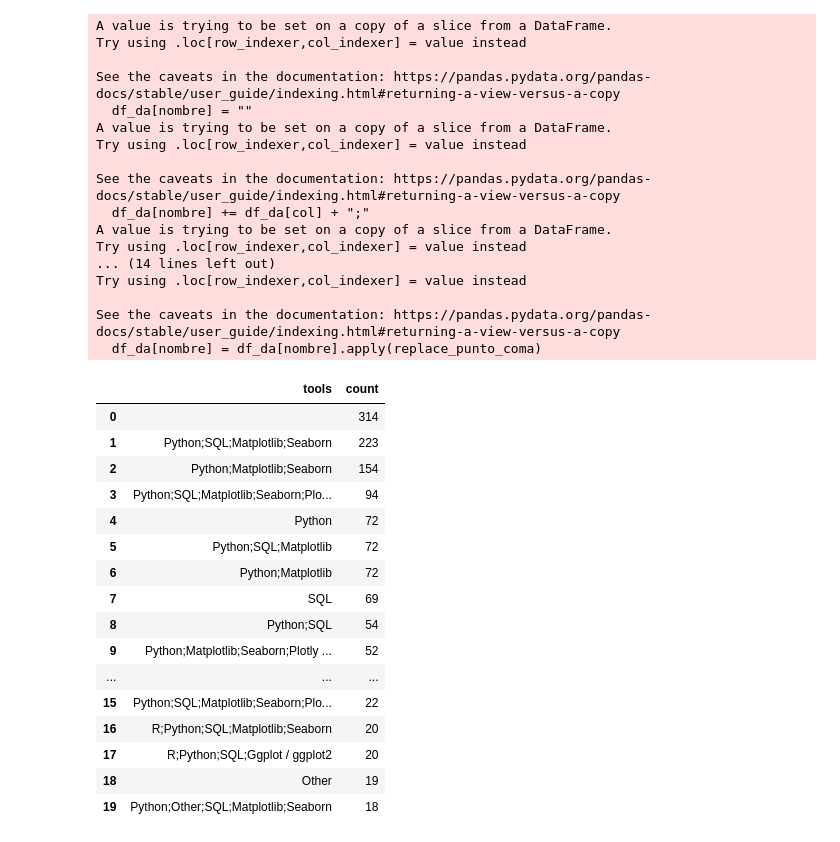
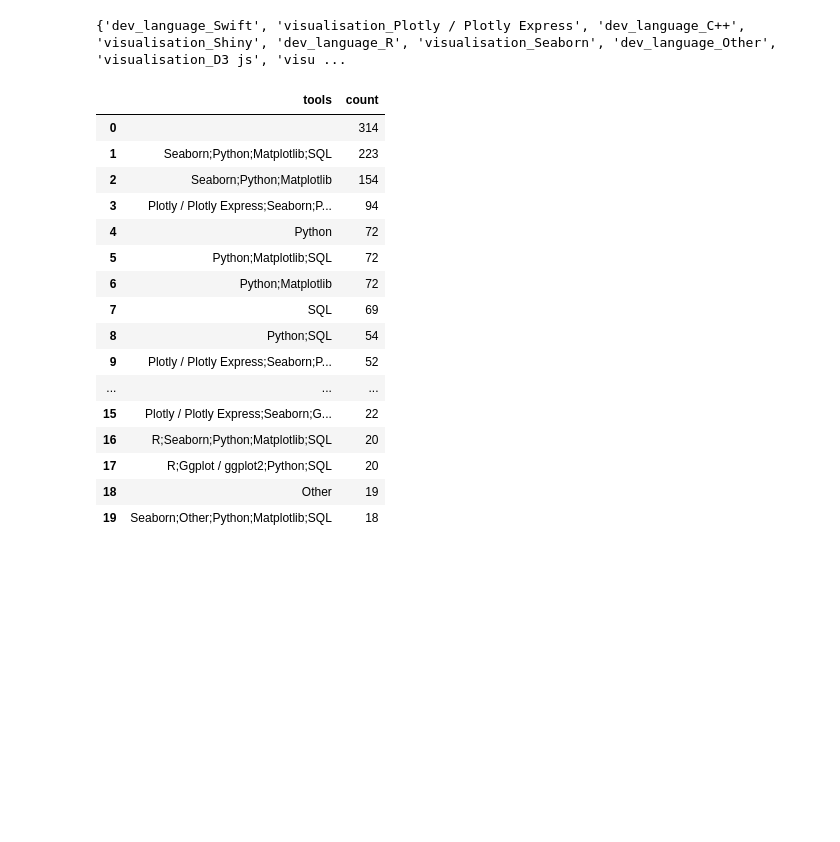
Before and after one commit to Adalab/project-da-promo-d-module-2-team-2-, a Jupyter notebook: notebooks/combinaciones.ipynb, the cells around one changed output. Cells and saved outputs as stored; diff of their text form; code cells hidden in the pictures; blank space fills up the shorter version.

```diff
--- a/notebooks/combinaciones.ipynb
+++ b/notebooks/combinaciones.ipynb
@@ -37,26 +63,26 @@ def replace_none(col):
 # %%
-def columna_combo(lista_columnas, nombre):
+# def columna_combo(lista_columnas, nombre):
 
-    df_da[nombre] = ""
+#     df_da[nombre] = ""
 
-    for col in df_da.columns:
-        for i in lista_columnas:
-            if i in col:
-                df_da[nombre] += df_da[col] + ";"
+#     for col in df_da.columns:
+#         for i in lista_columnas:
+#             if i in col:
+#                 df_da[nombre] += df_da[col] + ";"
 
-    df_da[nombre] = df_da[nombre].apply(replace_punto_coma)
+#     df_da[nombre] = df_da[nombre].apply(replace_punto_coma)
 
-    df_da[nombre] = df_da[nombre].apply(replace_none)
+#     df_da[nombre] = df_da[nombre].apply(replace_none)
 
-    df_da[nombre] = df_da[nombre].apply(lambda x: x.strip(";"))
+#     df_da[nombre] = df_da[nombre].apply(lambda x: x.strip(";"))
 
-    df_da[nombre] = df_da[nombre].apply(replace_punto_coma)
+#     df_da[nombre] = df_da[nombre].apply(replace_punto_coma)
 
-    df_combo_counts = df_da[nombre].value_counts().reset_index()
+#     df_combo_counts = df_da[nombre].value_counts().reset_index()
 
-    df_combo_counts.columns = ['tools', 'count']
+#     df_combo_counts.columns = ['tools', 'count']
 
-    display(df_combo_counts.head(20))
+#     display(df_combo_counts.head(20))
 
-    return df_combo_counts
+#     return df_combo_counts
 # %%
@@ -99,40 +109,24 @@ See the caveats in the documentation: https://pandas.pydata.org/pandas-docs/stab
 # %%
-df_dev_language_vis = columna_combo(['dev_language_', 'visualisation_'], 'combo_dev_lang_vis')
+df_dev_language_vis = columna_combo(df_da, ['dev_language_', 'visualisation_'], 'combo_dev_lang_vis')
 # %% [output]
-A value is trying to be set on a copy of a slice from a DataFrame.
-Try using .loc[row_indexer,col_indexer] = value instead
-
-See the caveats in the documentation: https://pandas.pydata.org/pandas-docs/stable/user_guide/indexing.html#returning-a-view-versus-a-copy
-  df_da[nombre] = ""
-A value is trying to be set on a copy of a slice from a DataFrame.
-Try using .loc[row_indexer,col_indexer] = value instead
-
-See the caveats in the documentation: https://pandas.pydata.org/pandas-docs/stable/user_guide/indexing.html#returning-a-view-versus-a-copy
-  df_da[nombre] += df_da[col] + ";"
-A value is trying to be set on a copy of a slice from a DataFrame.
-Try using .loc[row_indexer,col_indexer] = value instead
-... (14 lines left out)
-Try using .loc[row_indexer,col_indexer] = value instead
-
-See the caveats in the documentation: https://pandas.pydata.org/pandas-docs/stable/user_guide/indexing.html#returning-a-view-versus-a-copy
-  df_da[nombre] = df_da[nombre].apply(replace_punto_coma)
+{'dev_language_Swift', 'visualisation_Plotly / Plotly Express', 'dev_language_C++', 'visualisation_Shiny', 'dev_language_R', 'visualisation_Seaborn', 'dev_language_Other', 'visualisation_D3 js', 'visu ...
 |  | tools | count |
 | 0 |  | 314 |
-| 1 | Python;SQL;Matplotlib;Seaborn | 223 |
-| 2 | Python;Matplotlib;Seaborn | 154 |
-| 3 | Python;SQL;Matplotlib;Seaborn;Plo... | 94 |
+| 1 | Seaborn;Python;Matplotlib;SQL | 223 |
+| 2 | Seaborn;Python;Matplotlib | 154 |
+| 3 | Plotly / Plotly Express;Seaborn;P... | 94 |
 | 4 | Python | 72 |
-| 5 | Python;SQL;Matplotlib | 72 |
+| 5 | Python;Matplotlib;SQL | 72 |
 | 6 | Python;Matplotlib | 72 |
 | 7 | SQL | 69 |
 | 8 | Python;SQL | 54 |
-| 9 | Python;Matplotlib;Seaborn;Plotly ... | 52 |
+| 9 | Plotly / Plotly Express;Seaborn;P... | 52 |
 | ... | ... | ... |
-| 15 | Python;SQL;Matplotlib;Seaborn;Plo... | 22 |
-| 16 | R;Python;SQL;Matplotlib;Seaborn | 20 |
-| 17 | R;Python;SQL;Ggplot / ggplot2 | 20 |
+| 15 | Plotly / Plotly Express;Seaborn;G... | 22 |
+| 16 | R;Seaborn;Python;Matplotlib;SQL | 20 |
+| 17 | R;Ggplot / ggplot2;Python;SQL | 20 |
 | 18 | Other | 19 |
-| 19 | Python;Other;SQL;Matplotlib;Seaborn | 18 |
+| 19 | Seaborn;Other;Python;Matplotlib;SQL | 18 |
 # %%
 #['dev_language_', 'IDE_', 'visualisation_', 'activities_', 'big_data_', 'BI_tools_', 'sharing_', 'notebooks_']
 # %%
```
Also changed, not shown: parts of 14 cells of this notebook, 3 other files.
